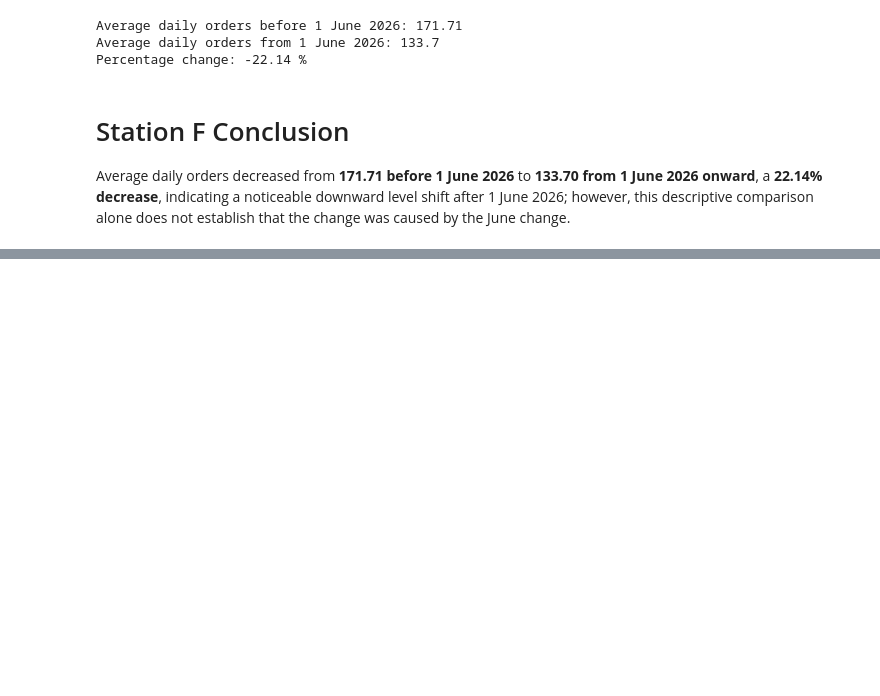
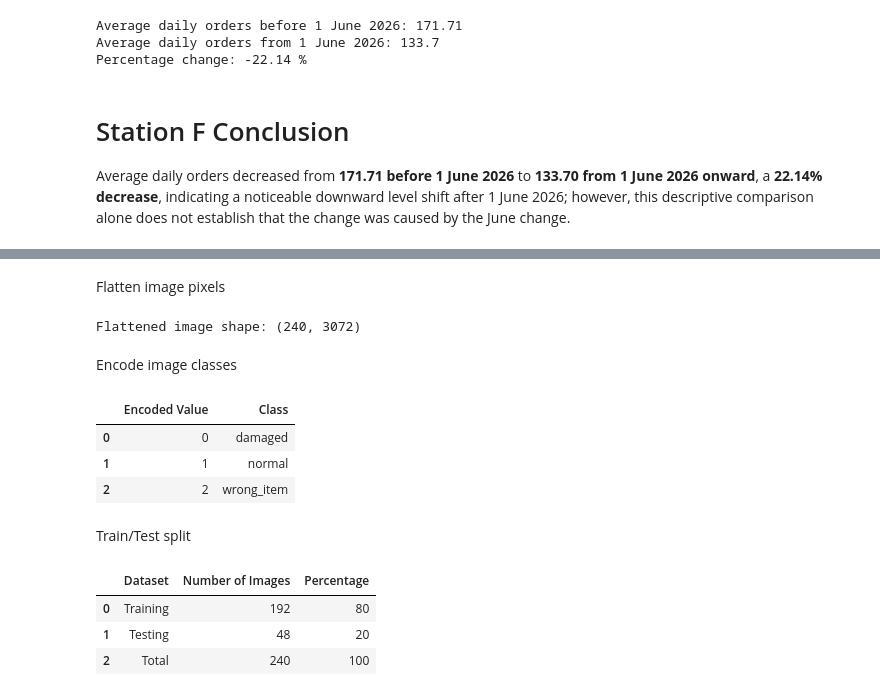
Before and after one commit to rachanasree-ai/Pulse-Cart, a Jupyter notebook: analysis.ipynb, the cells around one changed output, grey strips where cells are left out. Cells and saved outputs as stored; diff of their text form; code cells hidden in the pictures; blank space fills up the shorter version.

```diff
--- a/analysis.ipynb
+++ b/analysis.ipynb
@@ -2533,0 +2724,61 @@ Average daily orders decreased from **171.71 before 1 June 2026** to **133.70 fr
+# %% [markdown]
+Flatten image pixels
+# %%
+
+X_flat = X_images.reshape(
+    X_images.shape[0],
+    -1
+)
+
+print("Flattened image shape:", X_flat.shape)
+# %% [output]
+Flattened image shape: (240, 3072)
+# %% [markdown]
+Encode image classes
+# %%
+label_encoder = LabelEncoder()
+
+y_encoded = label_encoder.fit_transform(y_labels)
+
+class_mapping = pd.DataFrame({
+    "Encoded Value": range(len(label_encoder.classes_)),
+    "Class": label_encoder.classes_
+})
+
+class_mapping
+# %% [output]
+|  | Encoded Value | Class |
+| 0 | 0 | damaged |
+| 1 | 1 | normal |
+| 2 | 2 | wrong_item |
+# %% [markdown]
+Train/Test split
+# %%
+X_train, X_test, y_train, y_test = train_test_split(
+    X_flat,
+    y_encoded,
+    test_size=0.20,
+    random_state=42,
+    stratify=y_encoded
+)
+
+split_summary = pd.DataFrame({
+    "Dataset": ["Training", "Testing", "Total"],
+    "Number of Images": [
+        len(X_train),
+        len(X_test),
+        len(X_train) + len(X_test)
+    ],
+    "Percentage": [
+        80,
+        20,
+        100
+    ]
+})
+
+split_summary
+# %% [output]
+|  | Dataset | Number of Images | Percentage |
+| 0 | Training | 192 | 80 |
+| 1 | Testing | 48 | 20 |
+| 2 | Total | 240 | 100 |
```
Also changed, not shown: parts of 37 cells of this notebook.
